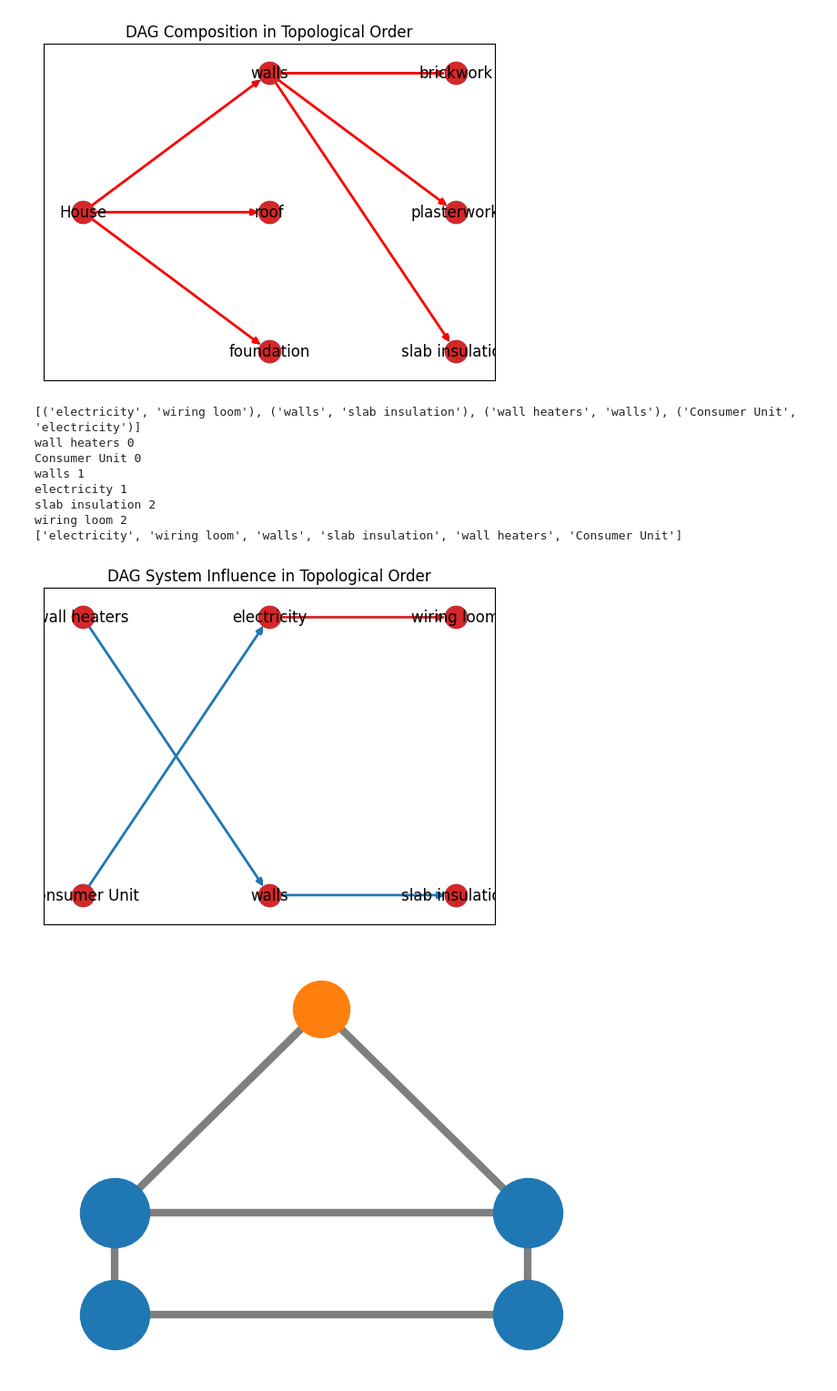
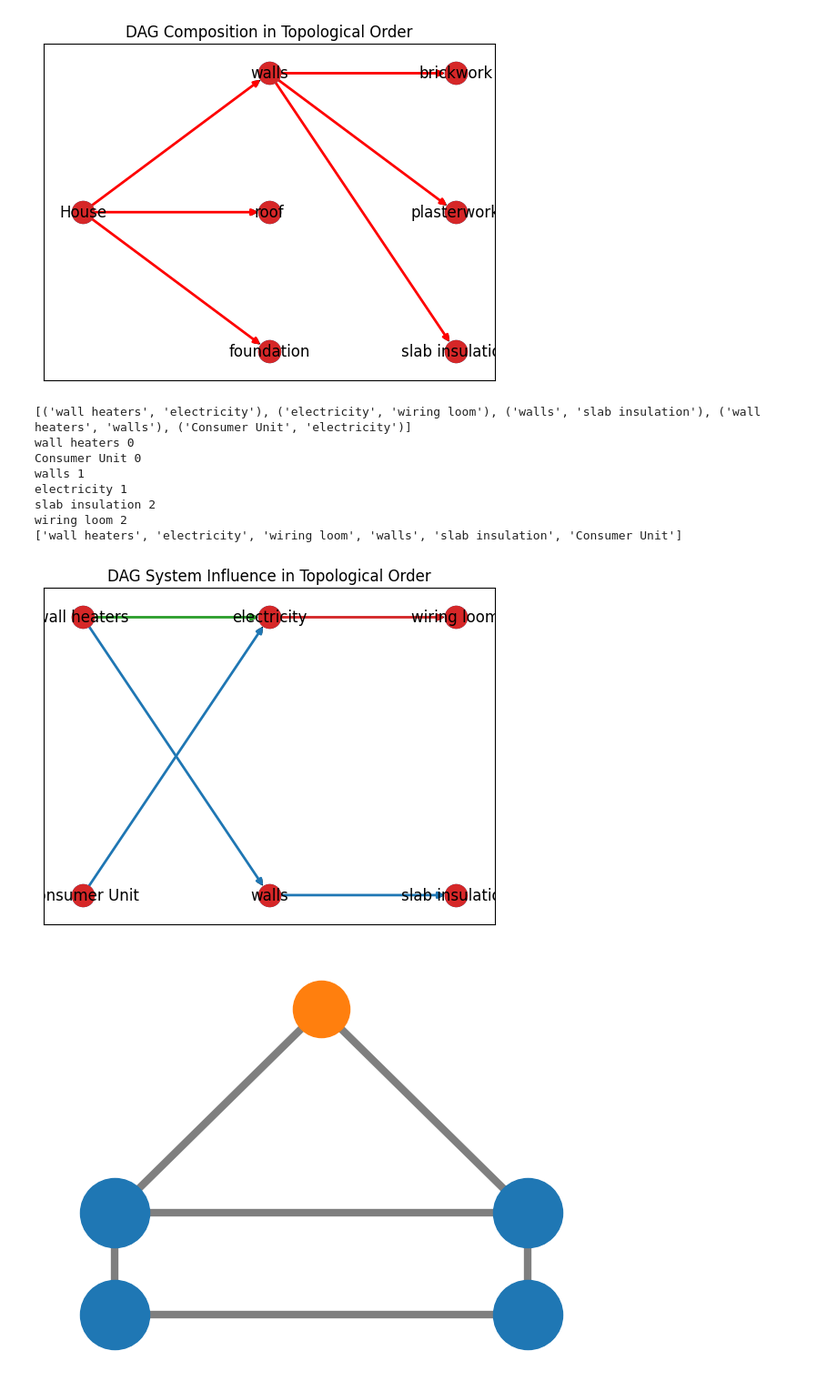
Before and after one commit to uncommoncorrelation/simulation, a Jupyter notebook: examples/example_composition.ipynb, the cells around one changed output. Shown at 91% size. Cells and saved outputs as stored; diff of their text form; code cells hidden in the pictures.

```diff
--- a/examples/example_composition.ipynb
+++ b/examples/example_composition.ipynb
@@ -200,6 +224,6 @@ TypeError: addOperation() missing 1 required positional argument: 'domain'
 # %%
-d26 = addProvenance(domain = d25, of = d24.things[11], by = d24.things[10])
-pprint(d26)
+d27 = addProvenance(domain = d26, of = d26.things[11], by = d26.things[10])
+pprint(d27)
 # %% [output]
 Domain(
 │   things=(
@@ -220,8 +244,8 @@ Domain(
 )
 # %%
-d27 = addThing(domain = d26, name = "Consumer Unit")
-d28 =  addPassiveInfluence(domain = d27, system = d27.systems[0], of = d27.things[12], by = d27.things[11])
+d28 = addThing(domain = d27, name = "Consumer Unit")
+d29 =  addPassiveInfluence(domain = d28, system = d28.systems[0], of = d28.things[12], by = d28.things[11])
 
 
-pprint(d28)
+pprint(d29)
 # %% [output]
@@ -246,5 +269,5 @@ Domain(
 # %%
-d29 = addNode(domain = d28, element = GRAPH.THING, name = "beef")
+d30 = addNode(domain = d29, element = GRAPH.THING, name = "beef")
 print(GRAPH.THING)
-pprint(d29)
+pprint(d30)
 # %% [output]
@@ -323,7 +345,7 @@ def how_get(domain: Domain):
     return graph_list
 
 
-how = how_get(d29)
+how = how_get(d30)
 
 pprint(how)
 # %% [output]
@@ -427,37 +426,37 @@ options = {
     "font_size": 36,
     "node_size": 3000,
     "node_color": "white",
     "edgecolors": "black",
     "linewidths": 5,
     "width": 5,
 }
 
 
 fig, ax = plt.subplots()
 #nx.draw_networkx(G, pos=pos, ax=ax)
 print(G.nodes)
 nx.draw_networkx(G, pos=pos, ax=ax)
 
 nx.draw_networkx_nodes(G, pos=pos, ax=ax, node_color="tab:red")
 
-nx.draw_networkx_edges(G, pos=pos, edgelist=how['operations'], ax=ax, edge_color="blue", width=2)
+nx.draw_networkx_edges(G, pos=pos, edgelist=how['operations'], ax=ax, edge_color="tab:green", width=2)
 nx.draw_networkx_edges(G, pos=pos, edgelist=how['provenances'], ax=ax, edge_color="tab:red", width=2)
 nx.draw_networkx_edges(G, pos=pos, edgelist=how['influences'], ax=ax, edge_color="tab:blue", width=2)
 
 ax.set_title("DAG System Influence in Topological Order")
 
 
 plt.show()
 # %% [output]
-[('electricity', 'wiring loom'), ('walls', 'slab insulation'), ('wall heaters', 'walls'), ('Consumer Unit', 'electricity')]
+[('wall heaters', 'electricity'), ('electricity', 'wiring loom'), ('walls', 'slab insulation'), ('wall heaters', 'walls'), ('Consumer Unit', 'electricity')]
 wall heaters 0
 Consumer Unit 0
 walls 1
 electricity 1
 slab insulation 2
 wiring loom 2
-['electricity', 'wiring loom', 'walls', 'slab insulation', 'wall heaters', 'Consumer Unit']
+['wall heaters', 'electricity', 'wiring loom', 'walls', 'slab insulation', 'Consumer Unit']
-[figure, old version]
+[figure, new version]
 # %%
 import matplotlib.pyplot as plt
 import networkx as nx
```
Also changed, not shown: parts of 13 cells of this notebook, 6 other files.
